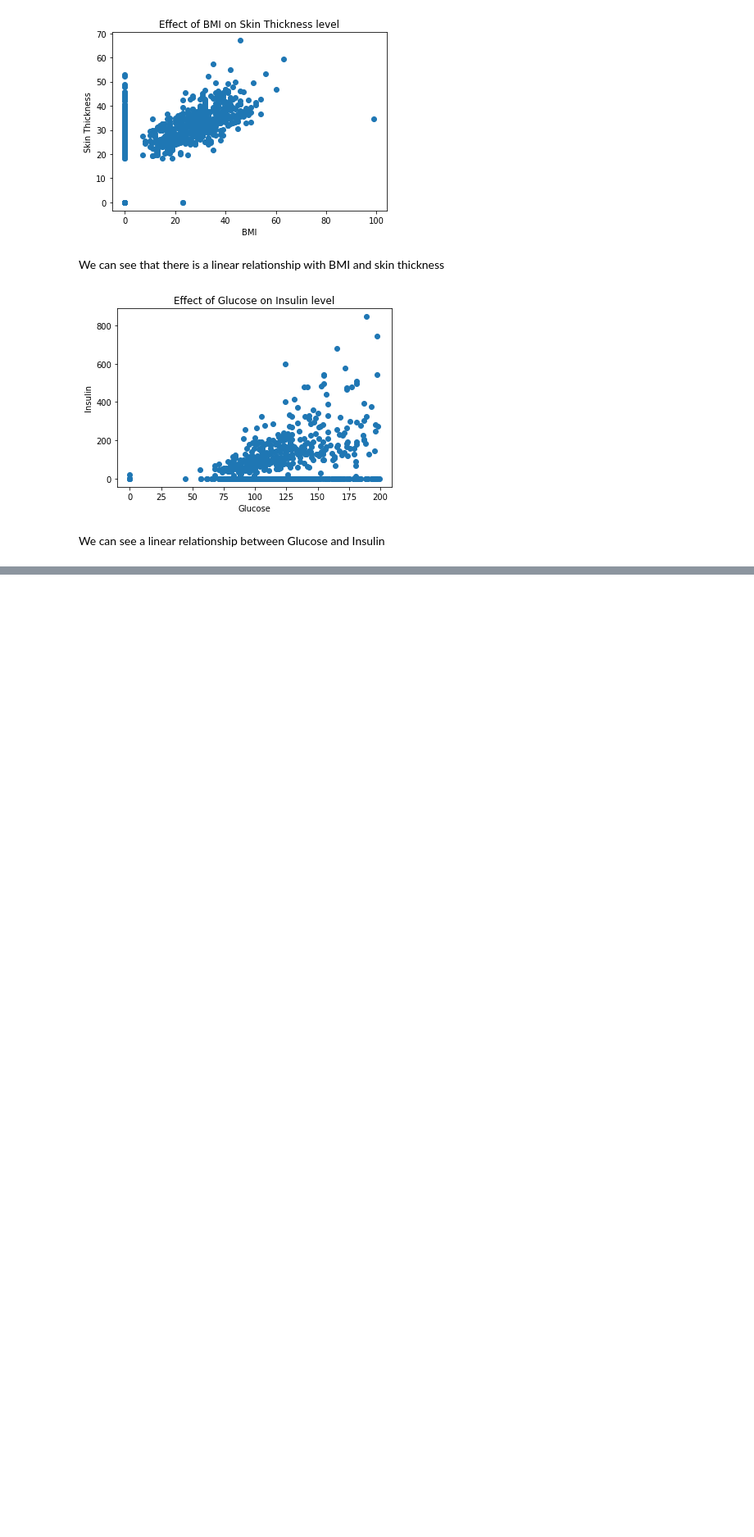
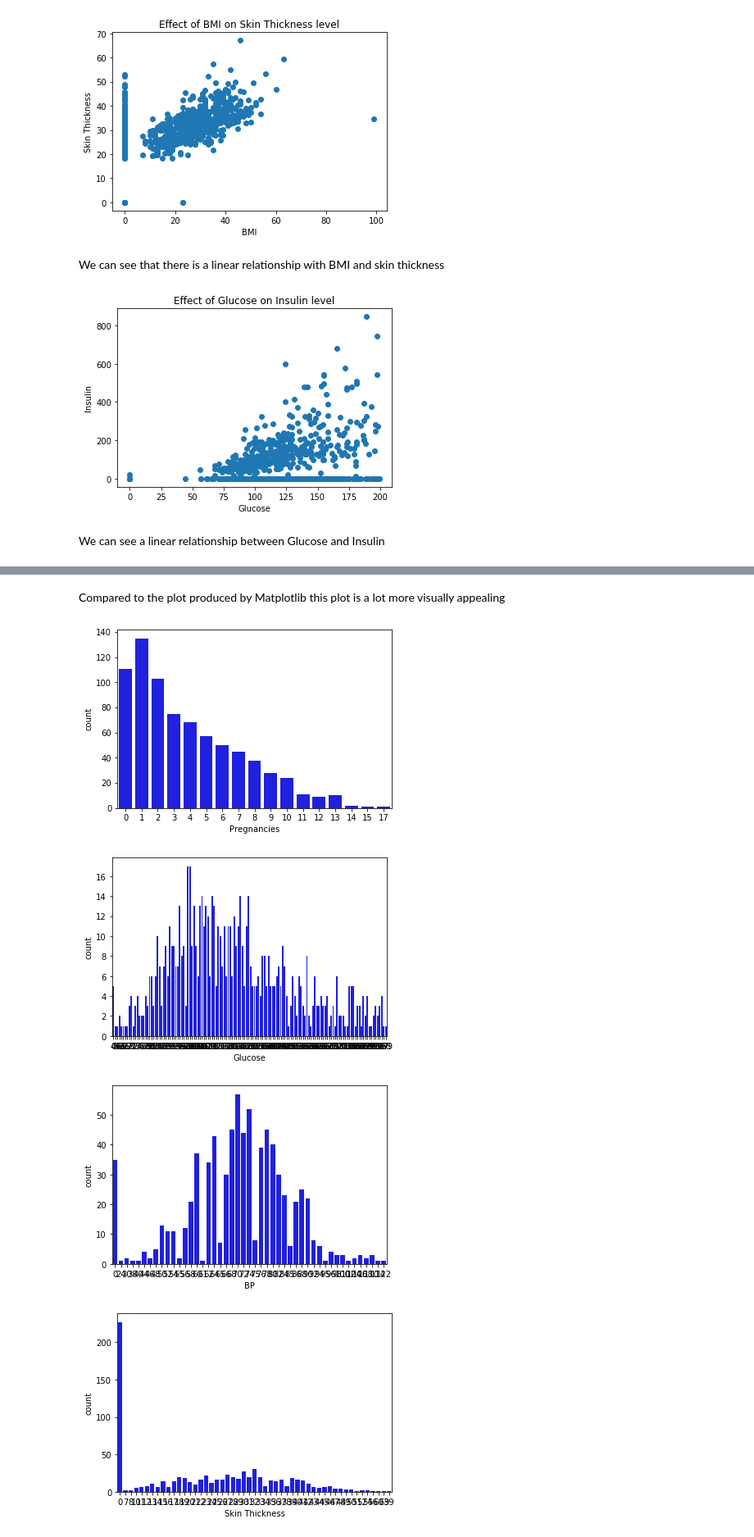
Before and after one commit to ArmanHussainDS/Diabetes, a Jupyter notebook: Diabetes Project.ipynb, the cells around one changed output, grey strips where cells are left out. Shown at 82% size. Drawn from its saved outputs; the diff is of its cells as text; code cells hidden in the pictures; blank space fills up the shorter version.

```diff
--- a/Diabetes Project.ipynb
+++ b/Diabetes Project.ipynb
@@ -267,0 +271,13 @@ pd.plotting.scatter_matrix(diabetes, figsize=(10,10));
+# %% [markdown]
+Compared to the plot produced by Matplotlib this plot is a lot more visually appealing
+# %%
+db1 = diabetes.select_dtypes([np.int, np.float])
+
+for i, col in enumerate(db1.columns):
+    plt.figure(i)
+    sns.countplot(x=col, data=db1, color='blue')
+# %% [output]
+[figure, added]
+[figure, added]
+[figure, added]
+[figure, added]
```
Also changed, not shown: parts of 4 cells of this notebook.
